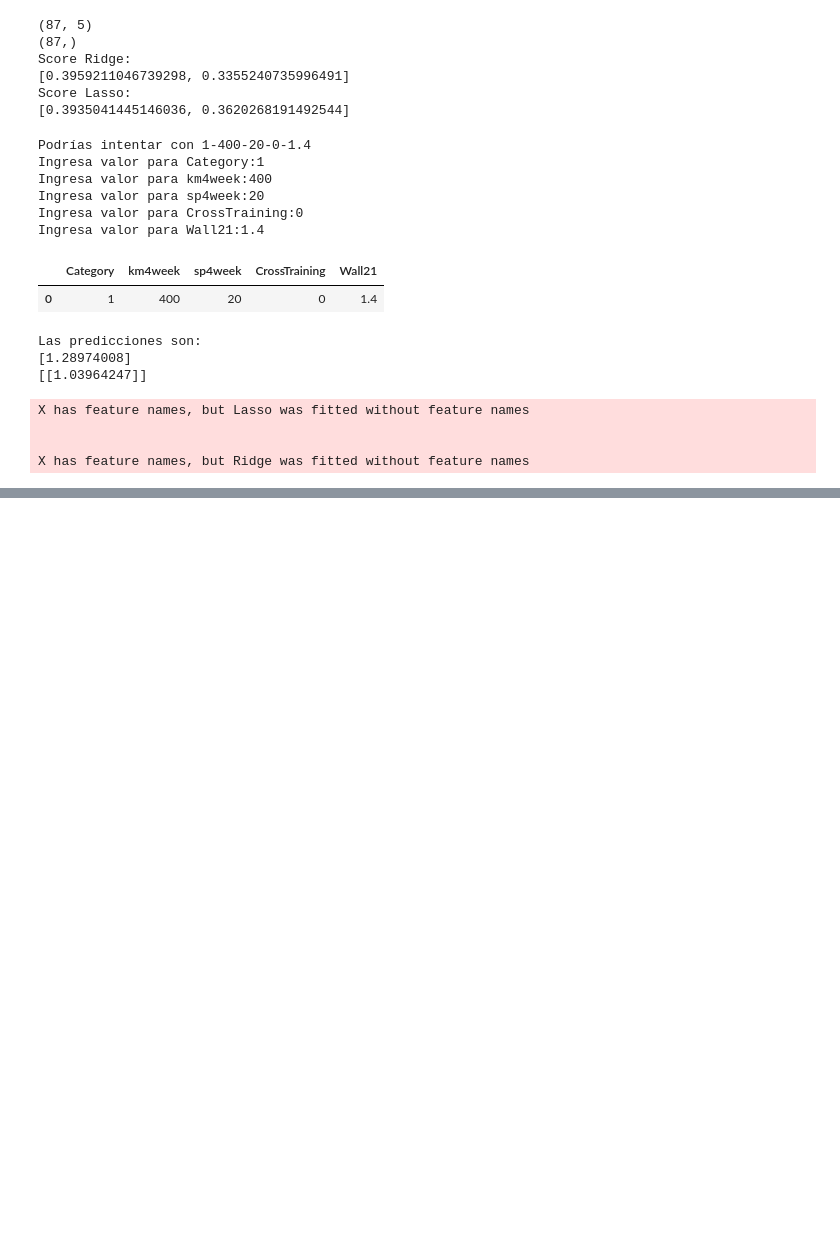
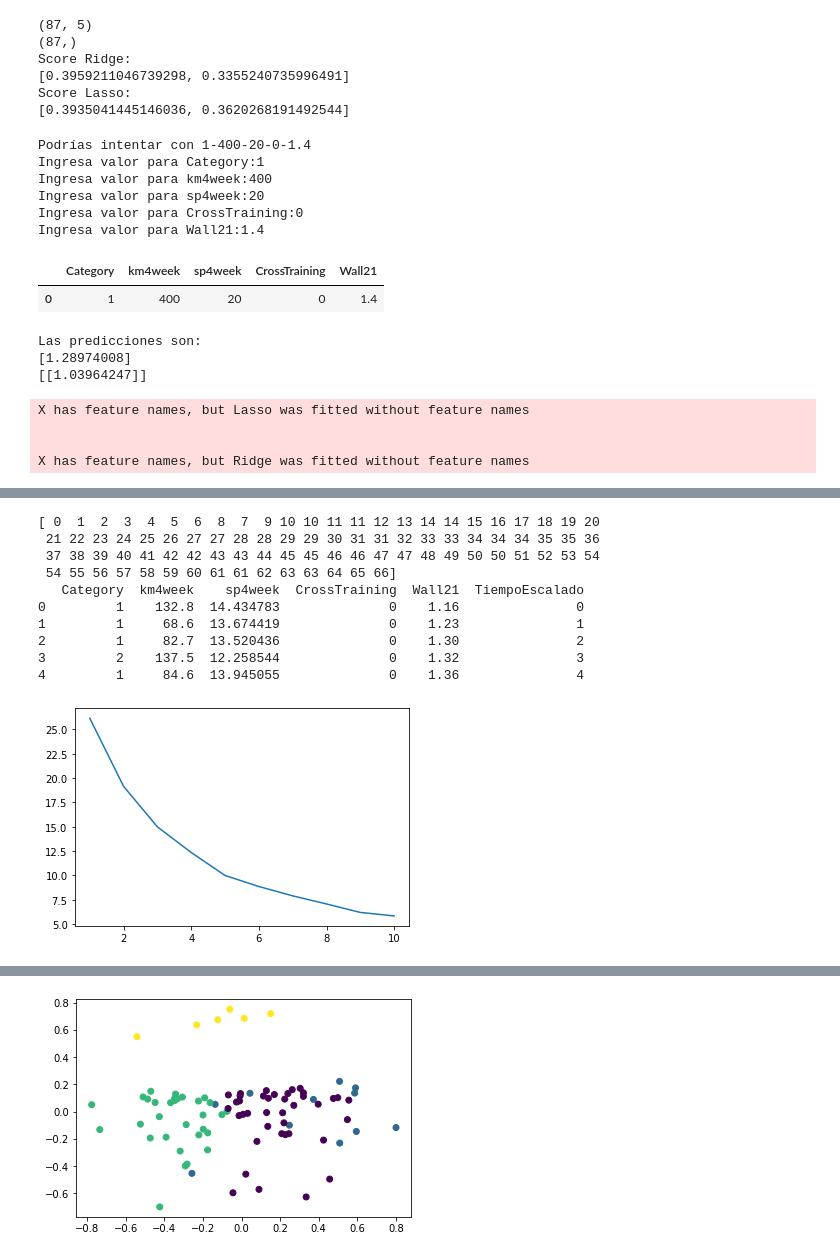
Before and after one commit to Jacksonpardo/datos, a Jupyter notebook: Trabajo_final_python_2.ipynb, the cells around one changed output, grey strips where cells are left out. Drawn from its saved outputs; the diff is of its cells as text; code cells hidden in the pictures; blank space fills up the shorter version.

```diff
--- a/Trabajo_final_python_2.ipynb
+++ b/Trabajo_final_python_2.ipynb
@@ -412,0 +448,77 @@ X has feature names, but Ridge was fitted without feature names
+# %%
+X_featuresdf=datos_maraton
+X_featuresarray=np.array(X_featuresdf)
+
+X_feat_price=X_featuresdf['MarathonTime']
+X_feat_gen_array = np.array(X_feat_price)
+
+### Encoding => Variables de texto
+from sklearn.preprocessing import LabelEncoder
+Encoder = LabelEncoder()
+Encoder.fit(X_feat_gen_array)
+x_gen_encoder = Encoder.fit_transform(X_feat_gen_array)
+print(x_gen_encoder)
+
+## Eliminar el X_gen e ingresamos el xgencodificado
+
+X_singen = X_featuresdf.drop(columns = ['MarathonTime'])
+X_singen['TiempoEscalado'] = x_gen_encoder
+print(X_singen.head())
+
+
+#Escalar los datos
+from sklearn.preprocessing import MinMaxScaler as MMS
+scaler=MMS()
+Xgenerado=np.array(X_singen)
+X_scal=scaler.fit_transform(Xgenerado)
+#print(X_scal)
+
+##Aplicar K-means
+#Codo de jambu => Visualizar el mejor K
+from sklearn.cluster import KMeans
+inercia=[]
+for i in range(1,11):
+  k_means=KMeans(n_clusters=i)
+  k_means.fit(X_scal)
+  inercia.append(k_means.inertia_)
+#Visualizar el codo de Jambu
+
+plt.plot(range(1,11),inercia)
+plt.show()
+
+##K=4
+k_means2=KMeans(n_clusters=4)
+k_means2.fit(X_scal)
+labels=k_means2.labels_
+print(labels)
+
+
+#Calculamos la forma
+np.shape(labels)
+
+#Para graficar, primero PCA
+from sklearn.decomposition import PCA
+
+pca3=PCA(n_components=2)
+pca3.fit(X_scal)
+Xpca=pca3.fit_transform(X_scal)
+
+print(np.shape(Xpca))
+print(np.shape(labels))
+
+#Para graficar
+
+plt.scatter(Xpca[:,0],Xpca[:,1],c=labels)
+plt.show()
+# %% [output]
+[ 0  1  2  3  4  5  6  8  7  9 10 10 11 11 12 13 14 14 15 16 17 18 19 20
+ 21 22 23 24 25 26 27 27 28 28 29 29 30 31 31 32 33 33 34 34 34 35 35 36
+ 37 38 39 40 41 42 42 43 43 44 45 45 46 46 47 47 48 49 50 50 51 52 53 54
+ 54 55 56 57 58 59 60 61 61 62 63 63 64 65 66]
+   Category  km4week    sp4week  CrossTraining  Wall21  TiempoEscalado
+0         1    132.8  14.434783              0    1.16               0
+1         1     68.6  13.674419              0    1.23               1
+2         1     82.7  13.520436              0    1.30               2
+3         2    137.5  12.258544              0    1.32               3
+4         1     84.6  13.945055              0    1.36               4
+[figure, added]
@@ -412,0 +530 @@ X has feature names, but Ridge was fitted without feature names
+[figure, added]
```
Also changed, not shown: parts of 6 cells of this notebook.
